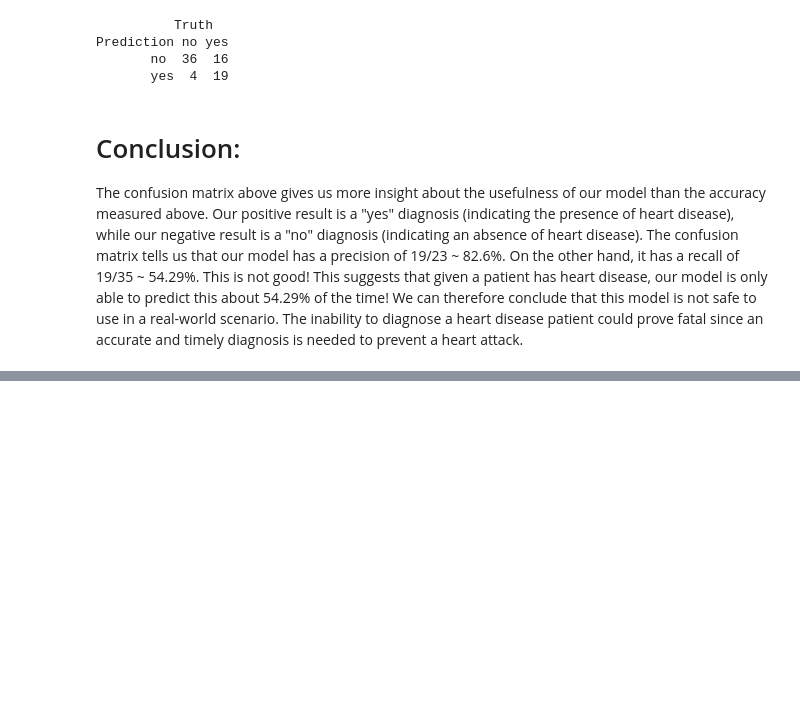
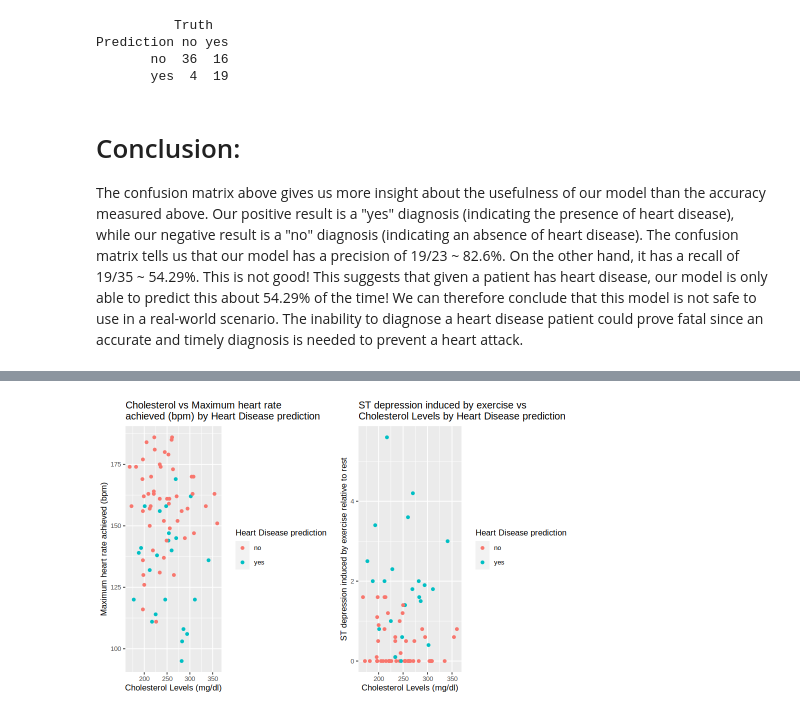
Before and after one commit to kcarri02/GROUP-PROJECT, a Jupyter notebook: Heart_Disease_Classification.ipynb, the cells around one changed output, grey strips where cells are left out. Cells and saved outputs as stored; diff of their text form; code cells hidden in the pictures; blank space fills up the shorter version.

Commit message:
Added visualization of results

```diff
--- a/Heart_Disease_Classification.ipynb
+++ b/Heart_Disease_Classification.ipynb
@@ -390,0 +449,80 @@ To summarize, this model is not useful since its recall is quite low. This low r
+# %%
+# Graphing different combinations of our predictor variables based on what
+# our predicted heart disease diagnosis was based on our model.
+
+chol_vs_oldpeak <- heart_disease_predictions |>
+ggplot(aes(x = chol, y = oldpeak, color = .pred_class)) +
+geom_point() +
+labs(x = "Cholesterol Levels (mg/dl)",
+     y = "ST depression induced by exercise relative to rest",
+    color = "Heart Disease prediction") +
+theme(text = element_text(size = 10)) +
+ggtitle("ST depression induced by exercise vs\nCholesterol Levels by Heart Disease prediction")
+
+
+bar_ca <- heart_disease_predictions |>
+ggplot(aes(x = ca, fill = .pred_class)) +
+geom_bar(position = 'fill') +
+labs(x = "Number of major vessels coloured by fluoroscopy",
+     y = "Proportion of individuals predicted to have heart disease vs. to not have heart disease",
+    fill = "Heart Disease prediction") +
+theme(text = element_text(size = 10)) +
+ggtitle("Major vessels coloured by fluoroscopy by Heart Disease prediction")
+
+
+chol_vs_thalach <- heart_disease_predictions |>
+ggplot(aes(x = chol, y = thalach, color = .pred_class)) +
+geom_point() +
+labs(x = "Cholesterol Levels (mg/dl)",
+     y = "Maximum heart rate achieved (bpm)",
+    color = "Heart Disease prediction") +
+theme(text = element_text(size = 10)) +
+ggtitle("Cholesterol vs Maximum heart rate\nachieved (bpm) by Heart Disease prediction")
+
+
+thalach_vs_oldpeak <- heart_disease_predictions |>
+ggplot(aes(x = thalach, y = oldpeak, color = .pred_class)) +
+geom_point() +
+labs(x = "Maximum heart rate (bpm)",
+     y = "ST depression induced by exercise relative to rest",
+    color = "Heart Disease prediction") +
+theme(text = element_text(size = 10)) +
+ggtitle("ST depression induced by exercise vs\nMax heart rate by Heart Disease prediction")
+
+
+chol_vs_age <- heart_disease_predictions |>
+    ggplot(aes(x = age, y = chol, color =.pred_class)) +
+    geom_point() +
+    labs(x = "Age (years)",
+         y = "The Person’s Cholesterol Measurement (mg/dl)", color = "Heart Disease prediction") +
+         theme(text = element_text(size = 10)) +
+    ggtitle("Age vs Cholesterol Measurement\nby Heart Disease prediction")
+
+
+age_vs_thalach <- heart_disease_predictions |>
+ggplot(aes(x=age, y = thalach,color =.pred_class)) +
+geom_point() +
+labs(x = "Age (years)",
+        y = "The Person’s Maximum Heart Rate Achieved", color = "Heart Disease prediction") +
+theme(text = element_text(size = 10)) +
+ggtitle("Age vs Maximum Heart Rate\nAchieved by Heart Disease prediction")
+
+
+age_vs_oldpeak <- heart_disease_predictions |>
+ggplot(aes(x = age, y = oldpeak, color =.pred_class)) +
+geom_point() +
+labs(x = "Age (years)",
+      y = "ST Depression induced by exercise relative to rest", color = "Heart Disease prediction") +
+theme(text = element_text(size =10)) +
+ggtitle("Age vs ST Depression by\nHeart Disease prediction")
+
+# Putting our different graphs side by side for better visual comparison
+
+options(repr.plot.width = 8, repr.plot.height = 5)
+
+plot_grid(chol_vs_thalach, chol_vs_oldpeak)
+plot_grid(age_vs_oldpeak, chol_vs_oldpeak)
+plot_grid(chol_vs_age, age_vs_thalach)
+plot_grid(bar_ca)
+# %% [output]
+[figure, added]
```
Also changed, not shown: parts of 15 cells of this notebook.
